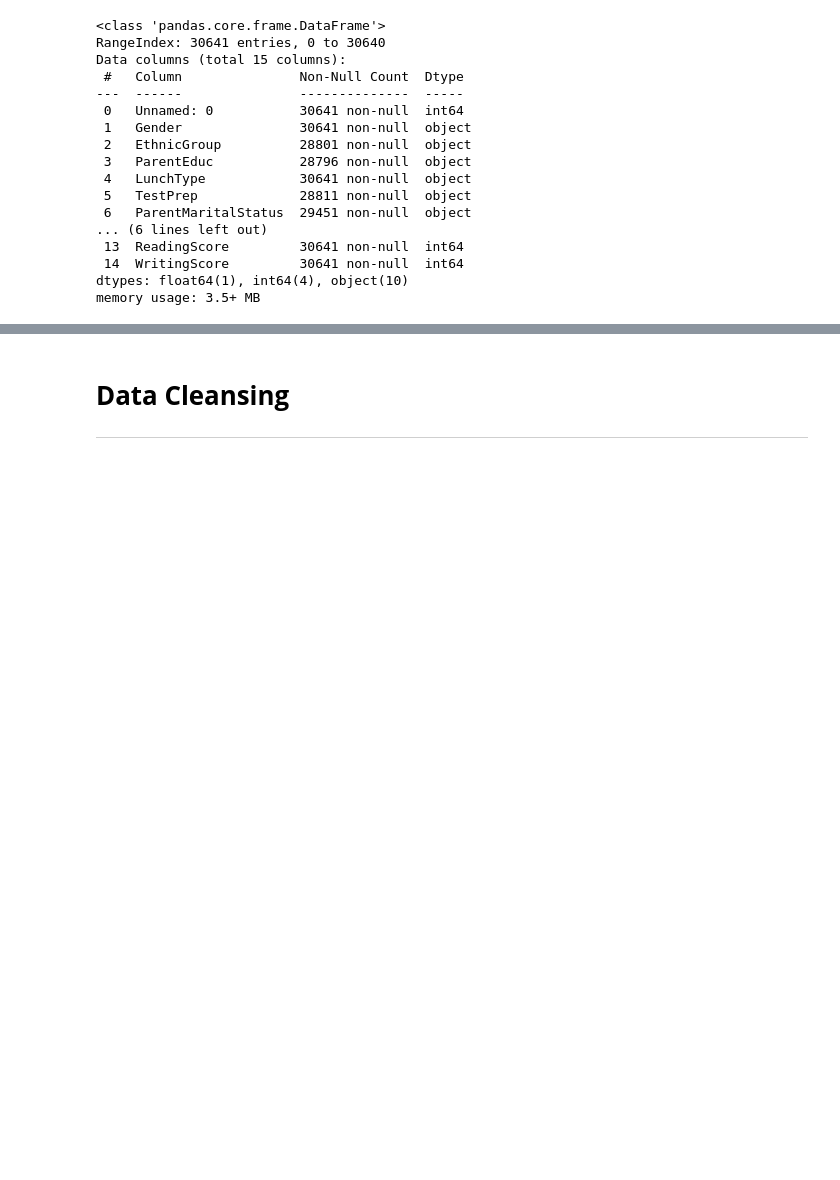
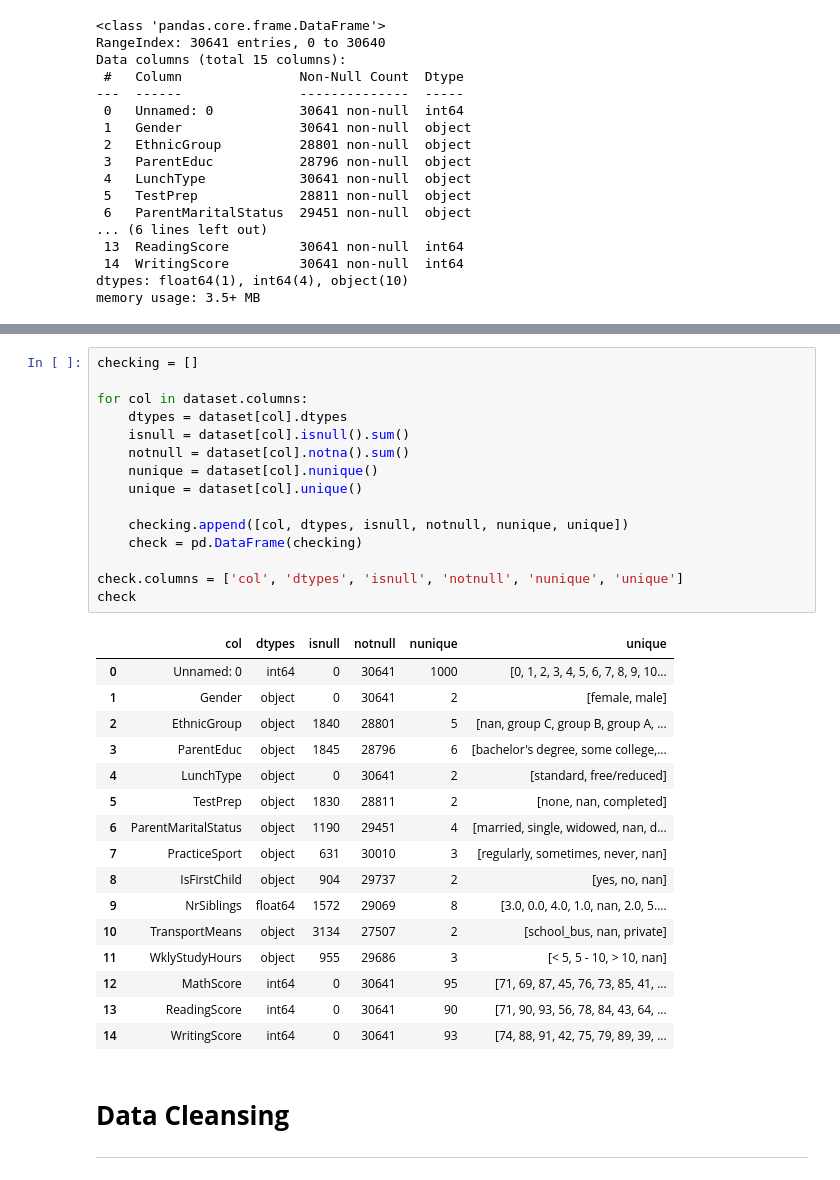
Before and after one commit to ASatya-J107/DS_Final_Project, a Jupyter notebook: Data_Science_Project_7_Exam_Score_Prediction_Model_Deployment.ipynb, the cells around one changed output, grey strips where cells are left out. Cells and saved outputs as stored; diff of their text form; blank space fills up the shorter version.

```diff
--- a/Data_Science_Project_7_Exam_Score_Prediction_Model_Deployment.ipynb
+++ b/Data_Science_Project_7_Exam_Score_Prediction_Model_Deployment.ipynb
@@ -85,3 +76,35 @@ dataset.head()
+# %%
+checking = []
+
+for col in dataset.columns:
+    dtypes = dataset[col].dtypes
+    isnull = dataset[col].isnull().sum()
+    notnull = dataset[col].notna().sum()
+    nunique = dataset[col].nunique()
+    unique = dataset[col].unique()
+
+    checking.append([col, dtypes, isnull, notnull, nunique, unique])
+    check = pd.DataFrame(checking)
+
+check.columns = ['col', 'dtypes', 'isnull', 'notnull', 'nunique', 'unique']
+check
+# %% [output]
+|  | col | dtypes | isnull | notnull | nunique | unique |
+| 0 | Unnamed: 0 | int64 | 0 | 30641 | 1000 | [0, 1, 2, 3, 4, 5, 6, 7, 8, 9, 10... |
+| 1 | Gender | object | 0 | 30641 | 2 | [female, male] |
+| 2 | EthnicGroup | object | 1840 | 28801 | 5 | [nan, group C, group B, group A, ... |
+| 3 | ParentEduc | object | 1845 | 28796 | 6 | [bachelor's degree, some college,... |
+| 4 | LunchType | object | 0 | 30641 | 2 | [standard, free/reduced] |
+| 5 | TestPrep | object | 1830 | 28811 | 2 | [none, nan, completed] |
+| 6 | ParentMaritalStatus | object | 1190 | 29451 | 4 | [married, single, widowed, nan, d... |
+| 7 | PracticeSport | object | 631 | 30010 | 3 | [regularly, sometimes, never, nan] |
+| 8 | IsFirstChild | object | 904 | 29737 | 2 | [yes, no, nan] |
+| 9 | NrSiblings | float64 | 1572 | 29069 | 8 | [3.0, 0.0, 4.0, 1.0, nan, 2.0, 5.... |
+| 10 | TransportMeans | object | 3134 | 27507 | 2 | [school_bus, nan, private] |
+| 11 | WklyStudyHours | object | 955 | 29686 | 3 | [< 5, 5 - 10, > 10, nan] |
+| 12 | MathScore | int64 | 0 | 30641 | 95 | [71, 69, 87, 45, 76, 73, 85, 41, ... |
+| 13 | ReadingScore | int64 | 0 | 30641 | 90 | [71, 90, 93, 56, 78, 84, 43, 64, ... |
+| 14 | WritingScore | int64 | 0 | 30641 | 93 | [74, 88, 91, 42, 75, 79, 89, 39, ... |
 # %% [markdown]
 # **Data Cleansing**
 
```
Also changed, not shown: parts of 1 cell of this notebook.
